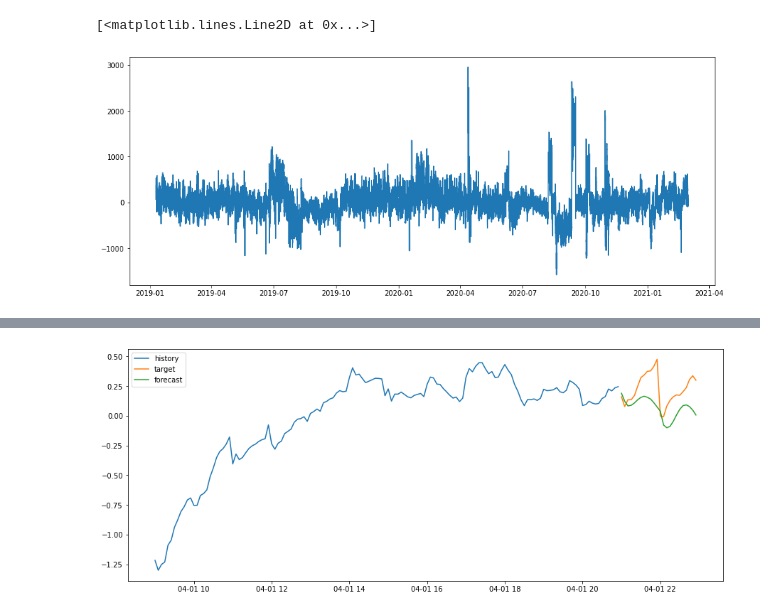
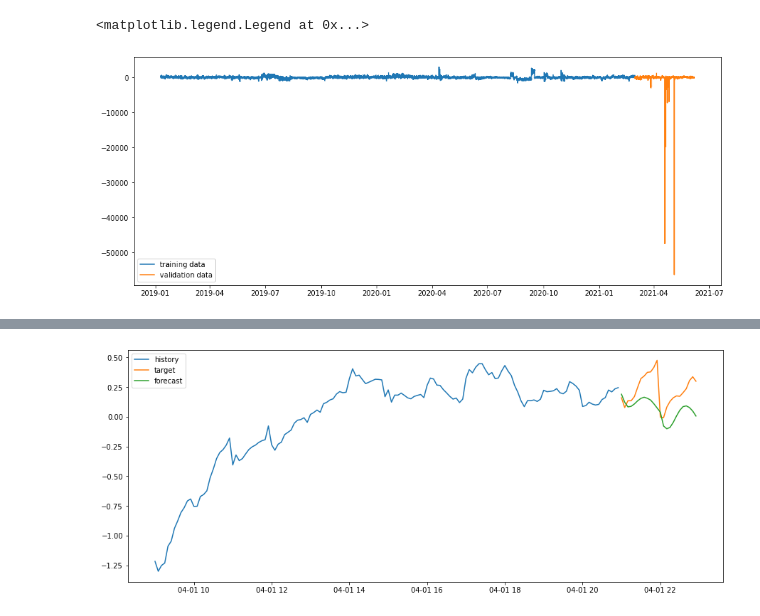
Before and after one commit to rodrigohpalmeirim/timeseries-forecast, a Jupyter notebook: imbalance_forecast.ipynb, the cells around one changed output, grey strips where cells are left out. Saved outputs shown, nothing was run; the diff lists cells and outputs as text; code cells hidden in the pictures.

```diff
--- a/imbalance_forecast.ipynb
+++ b/imbalance_forecast.ipynb
@@ -24,7 +24,9 @@ train_df.head()
 | 2019-01-09 14:30:00 | 1591.839 | 141.928 | 11.5 | 74.428 | 0.0 | 1819.695 | 269.097132 | 10.0 | -4417.4 |
 # %%
 plt.rcParams['figure.figsize'] = (15, 6)
-plt.plot(train_df['y'])
+plt.plot(train_df['y'], label='training data')
+plt.plot(val_df['y'], label='validation data')
+plt.legend()
 # %% [output]
-[<matplotlib.lines.Line2D at 0x...>]
+<matplotlib.legend.Legend at 0x...>
-[figure, old version]
+[figure, new version]
```
Also changed, not shown: parts of 7 cells of this notebook.
